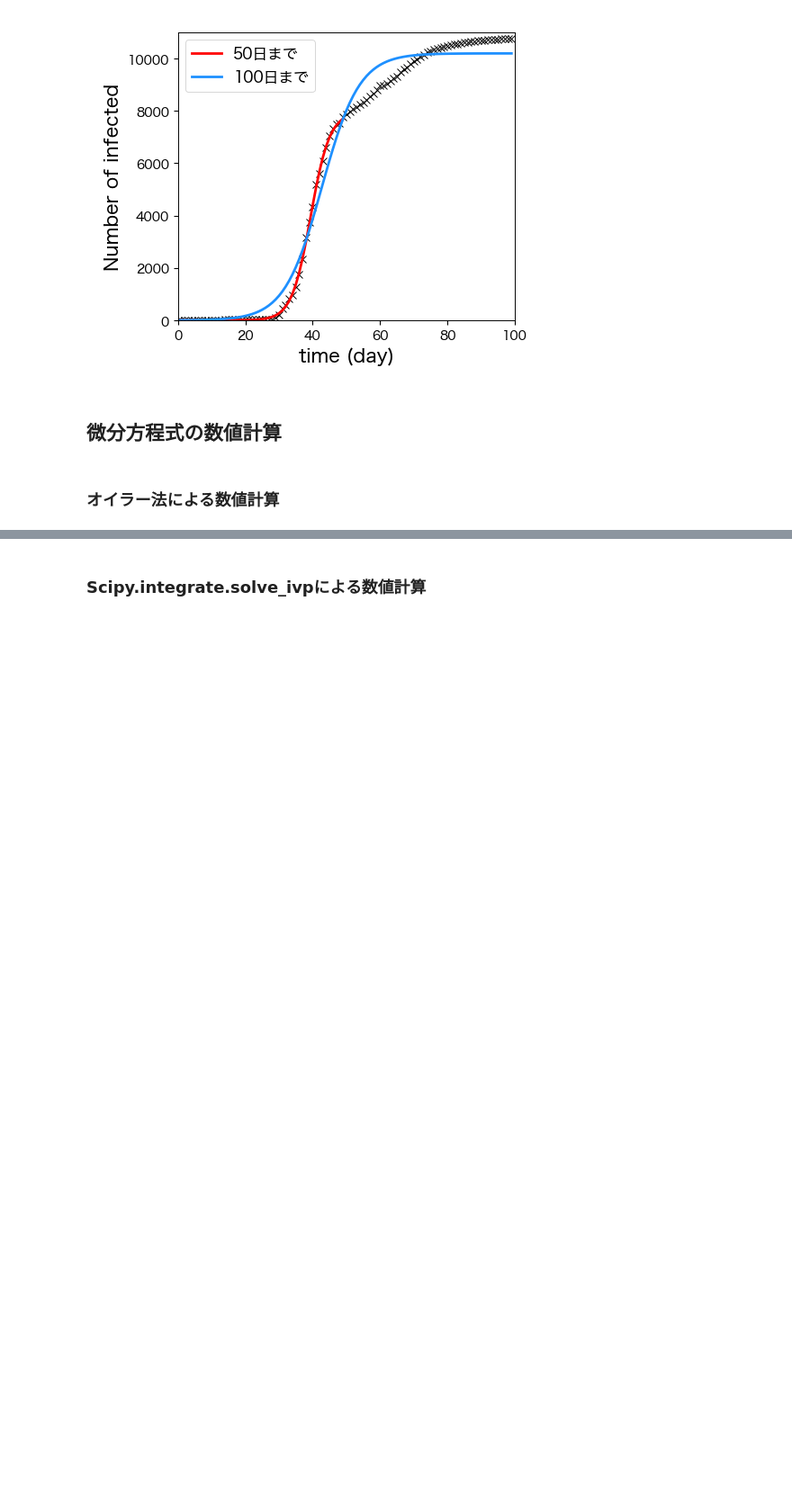
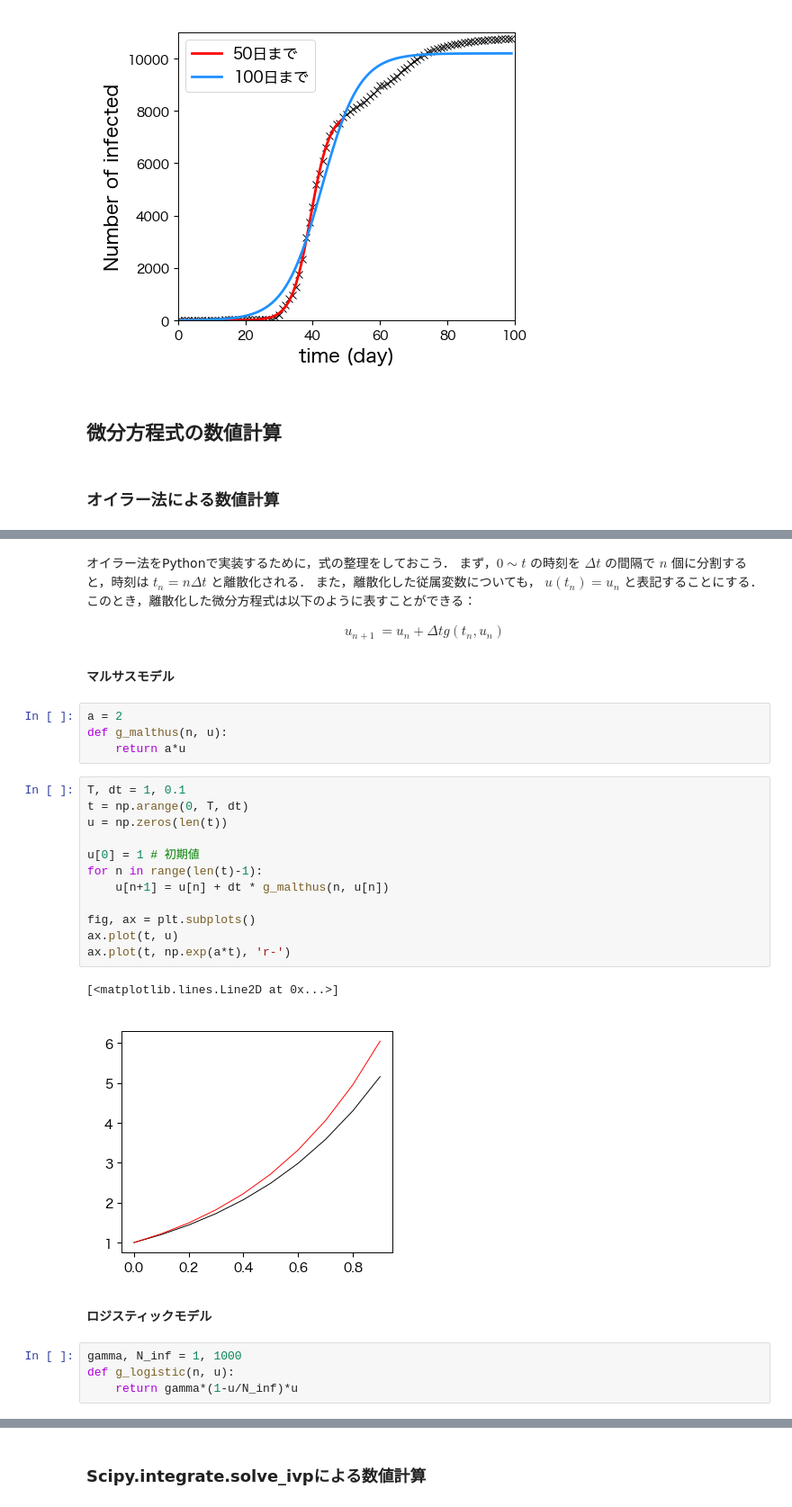
Before and after one commit to tnarizuka/modeling_simulation, a Jupyter notebook: _build/html/_sources/chap_5/5_diff_eq.ipynb, the cells around one changed output, grey strips where cells are left out. Shown: that part at 90% size. Cells and saved outputs as stored; diff of their text form; blank space fills up the shorter version.

```diff
--- a/_build/html/_sources/chap_5/5_diff_eq.ipynb
+++ b/_build/html/_sources/chap_5/5_diff_eq.ipynb
@@ -243,0 +274,36 @@ ax.legend(loc='upper left', fontsize=12);
+# %% [markdown]
+オイラー法をPythonで実装するために，式の整理をしておこう．
+まず，$ 0\sim t $ の時刻を $ \Delta t $ の間隔で $ n $ 個に分割すると，時刻は $ t_{n} = n\Delta t $ と離散化される．
+また，離散化した従属変数についても， $ u(t_{n}) = u_{n} $ と表記することにする．
+このとき，離散化した微分方程式は以下のように表すことができる：
+
+\begin{align*}
+    u_{n+1} &= u_{n} + \Delta t g(t_{n}, u_{n})
+\end{align*}
+# %% [markdown]
+**マルサスモデル**
+# %%
+a = 2
+def g_malthus(n, u):
+    return a*u
+# %%
+T, dt = 1, 0.1
+t = np.arange(0, T, dt)
+u = np.zeros(len(t))
+
+u[0] = 1 # 初期値
+for n in range(len(t)-1):
+    u[n+1] = u[n] + dt * g_malthus(n, u[n])
+
+fig, ax = plt.subplots()
+ax.plot(t, u)
+ax.plot(t, np.exp(a*t), 'r-')
+# %% [output]
+[<matplotlib.lines.Line2D at 0x...>]
+[figure, added]
+# %% [markdown]
+**ロジスティックモデル**
+# %%
+gamma, N_inf = 1, 1000
+def g_logistic(n, u):
+    return gamma*(1-u/N_inf)*u
```
Also changed, not shown: parts of 5 cells of this notebook, 18 other files.
